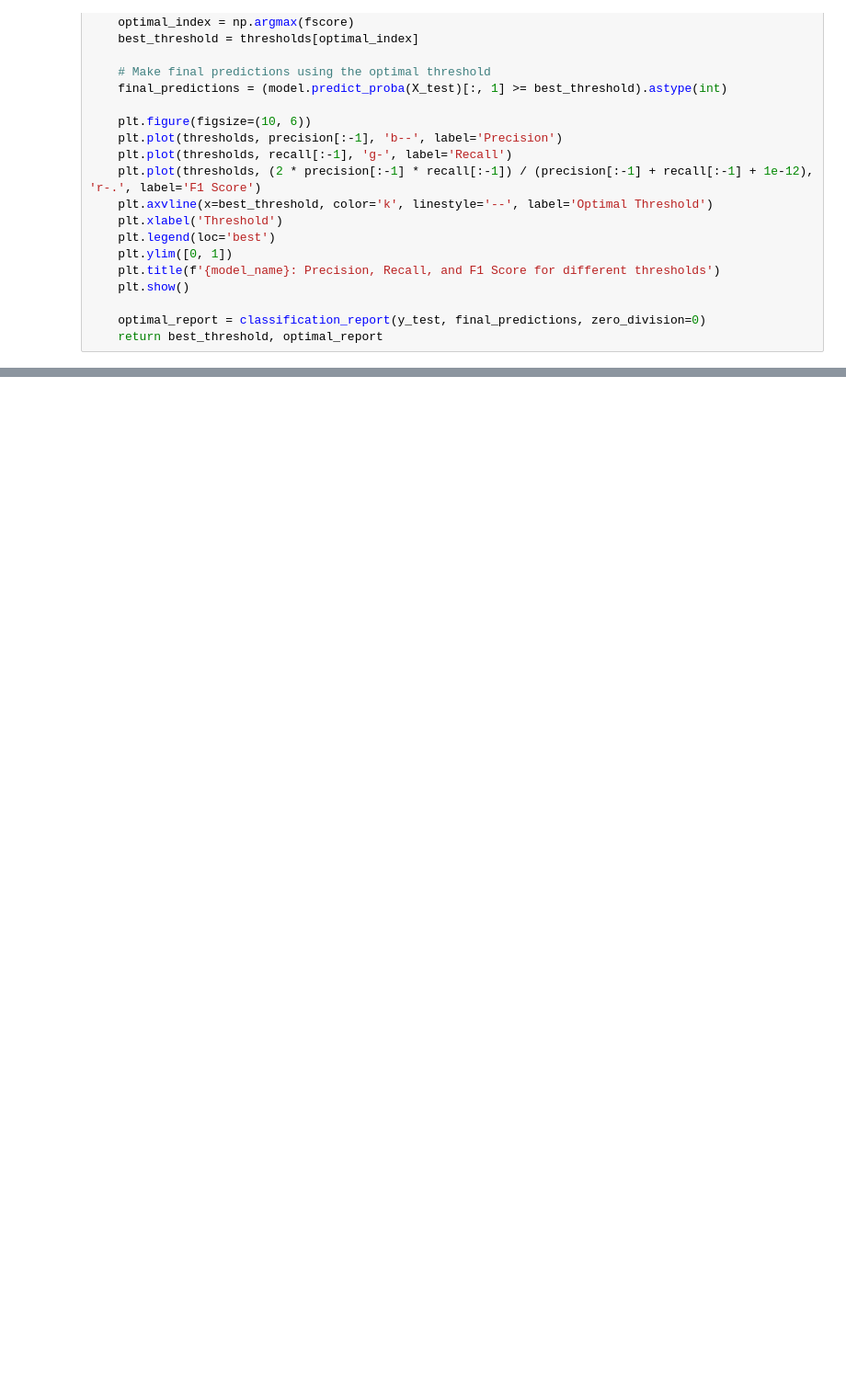
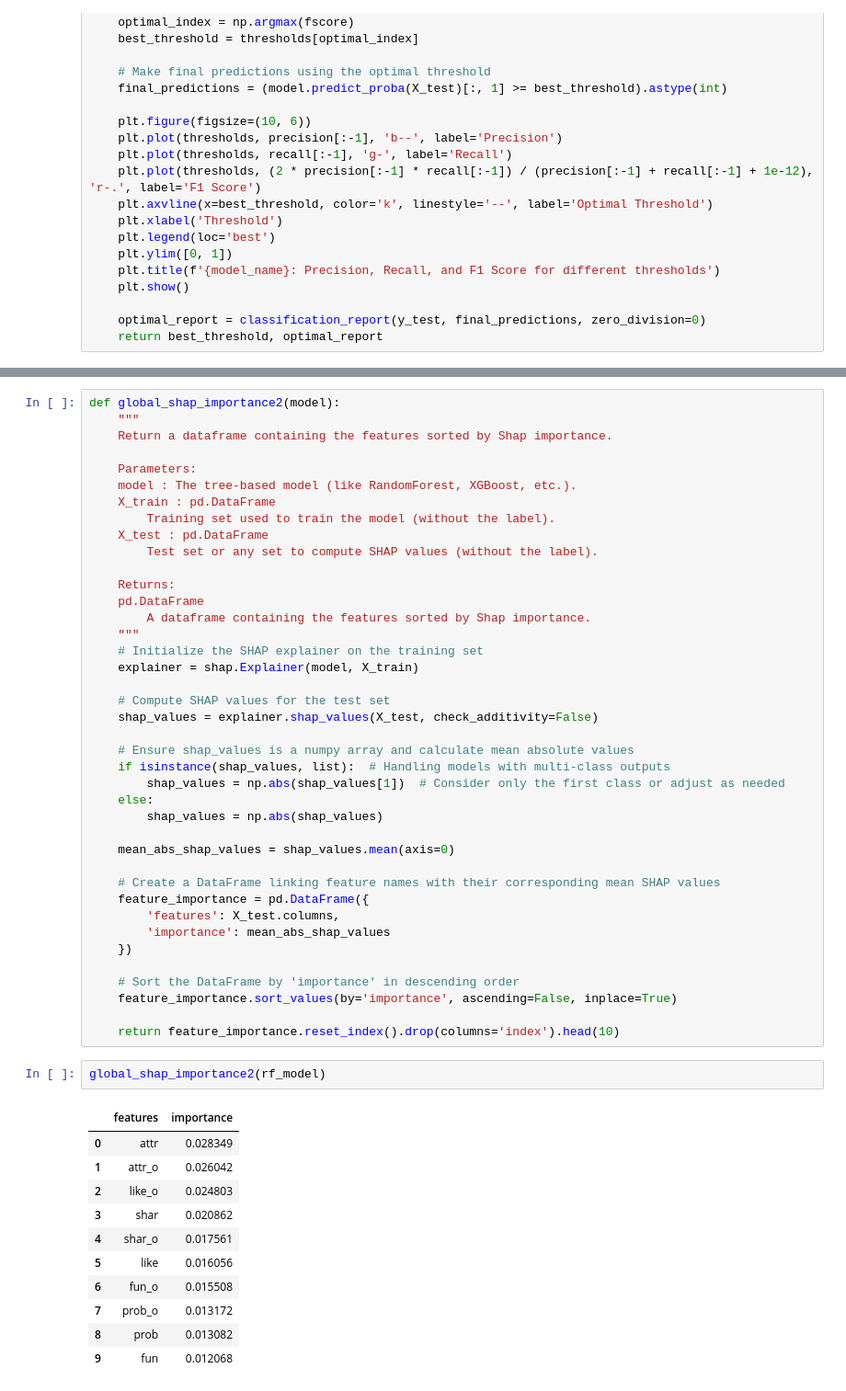
Before and after one commit to meralegre/capstone, a Jupyter notebook: modelling.ipynb, the cells around one changed output, grey strips where cells are left out. Shown at 92% size. Cells and saved outputs as stored; diff of their text form; blank space fills up the shorter version.

```diff
--- a/modelling.ipynb
+++ b/modelling.ipynb
@@ -366,0 +372,54 @@ shap.summary_plot(shap_values_xgb, X_test)
+# %%
+def global_shap_importance2(model):
+    """
+    Return a dataframe containing the features sorted by Shap importance.
+
+    Parameters:
+    model : The tree-based model (like RandomForest, XGBoost, etc.).
+    X_train : pd.DataFrame
+        Training set used to train the model (without the label).
+    X_test : pd.DataFrame
+        Test set or any set to compute SHAP values (without the label).
+
+    Returns:
+    pd.DataFrame
+        A dataframe containing the features sorted by Shap importance.
+    """
+    # Initialize the SHAP explainer on the training set
+    explainer = shap.Explainer(model, X_train)
+
+    # Compute SHAP values for the test set
+    shap_values = explainer.shap_values(X_test, check_additivity=False)
+
+    # Ensure shap_values is a numpy array and calculate mean absolute values
+    if isinstance(shap_values, list):  # Handling models with multi-class outputs
+        shap_values = np.abs(shap_values[1])  # Consider only the first class or adjust as needed
+    else:
+        shap_values = np.abs(shap_values)
+
+    mean_abs_shap_values = shap_values.mean(axis=0)
+
+    # Create a DataFrame linking feature names with their corresponding mean SHAP values
+    feature_importance = pd.DataFrame({
+        'features': X_test.columns,
+        'importance': mean_abs_shap_values
+    })
+
+    # Sort the DataFrame by 'importance' in descending order
+    feature_importance.sort_values(by='importance', ascending=False, inplace=True)
+
+    return feature_importance.reset_index().drop(columns='index').head(10)
+# %%
+global_shap_importance2(rf_model)
+# %% [output]
+|  | features | importance |
+| 0 | attr | 0.028349 |
+| 1 | attr_o | 0.026042 |
+| 2 | like_o | 0.024803 |
+| 3 | shar | 0.020862 |
+| 4 | shar_o | 0.017561 |
+| 5 | like | 0.016056 |
+| 6 | fun_o | 0.015508 |
+| 7 | prob_o | 0.013172 |
+| 8 | prob | 0.013082 |
+| 9 | fun | 0.012068 |
```
Also changed, not shown: parts of 8 cells of this notebook.
